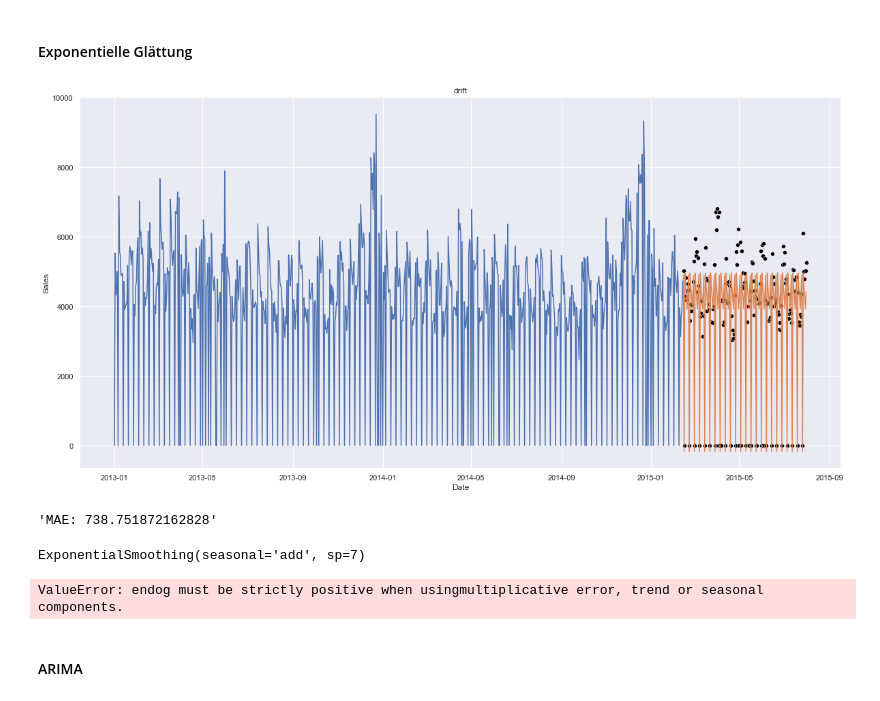
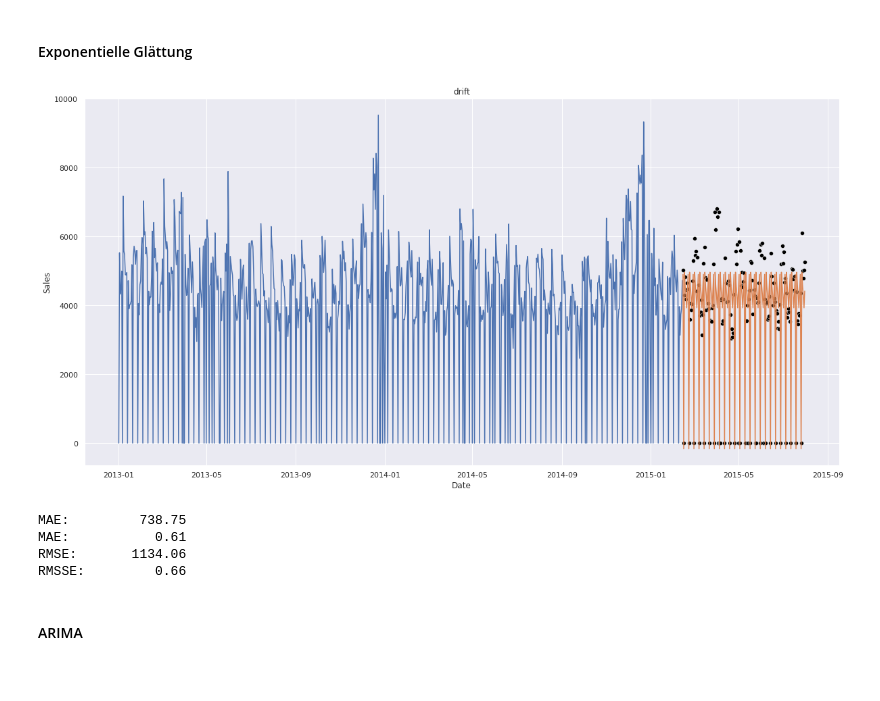
Before and after one commit to schemm/forecasting, a Jupyter notebook: RossmannStoreSales.ipynb, the cells around one changed output. Drawn from its saved outputs; the diff is of its cells as text; code cells hidden in the pictures.

```diff
--- a/RossmannStoreSales.ipynb
+++ b/RossmannStoreSales.ipynb
@@ -266,31 +276,23 @@ data = demand[demand.Store == 1]
 data.index.freq = 'D'
 
 cv = ExpandingWindowSplitter(
-    fh = ForecastingHorizon(28),
-    initial_window = (len(data)-(6*28)),
-    step_length = 28,
+    fh = ForecastingHorizon(28), # 1
+    initial_window = (len(data)-(12*28)), # 365
+    step_length = 28, # 1
     start_with_window = True
 )
 
 MAE = MeanAbsoluteError()
 
 for strategy in ['mean', 'last', 'drift']:
-    forecast = NaiveForecaster(strategy = strategy, sp = 7)
+    if strategy == 'drift':
+        forecast = NaiveForecaster(strategy = strategy)
+    else:
+        forecast = NaiveForecaster(strategy = strategy, sp = 7)
 
     df = evaluate(y = data['Sales'], forecaster = forecast, cv = cv, strategy = 'refit', scoring = MAE, return_data = True)
-    display(len(df['y_pred'].iloc[0]))
-    display(df)
+    # display(df)
 
-    #for i in range(6):
-    #    display(df['y_pred'].iloc[i])
-
-    '''
-    sns.lineplot(data = train['Sales']).set_title('Naive')
-    sns.scatterplot(data = test['Sales'], color = 'black')
-    sns.lineplot(data = forecast.predict(fh))
-    plt.title(strategy)
+    sns.boxplot(data = df['test_MeanAbsoluteError'], orient = 'h', showmeans = True).set_title(strategy)
     plt.show()
-    '''
-
-    #display('MAE: ' + str(mae(test['Sales'], forecast.predict(fh))))
 # %% [output]
@@ -323,63 +304,43 @@ for strategy in ['mean', 'last', 'drift']:
 # %%
 from sktime.forecasting.exp_smoothing import ExponentialSmoothing
 from sktime.forecasting.base import ForecastingHorizon
 from sktime.forecasting.model_selection import temporal_train_test_split
+from sktime.performance_metrics.forecasting import mean_absolute_error as MAE
+from sktime.performance_metrics.forecasting import mean_absolute_scaled_error as MASE
+from sktime.performance_metrics.forecasting import mean_squared_error as MSE
+from sktime.performance_metrics.forecasting import mean_squared_scaled_error as MSSE
 
 data = demand[demand.Store == 1]
 train, test = temporal_train_test_split(data, test_size = 6*28)
 
 train.index.freq = 'D'
 test.index.freq = 'D'
 fh = ForecastingHorizon(test.index, is_relative = False)
 
 forecast = ExponentialSmoothing(
         trend = None,
         seasonal = 'add',
         sp = 7
 )
+
 params = forecast.fit(train['Sales'])
 
 sns.lineplot(data = train['Sales']).set_title('Naive')
 sns.scatterplot(data = test['Sales'], color = 'black')
 sns.lineplot(data = forecast.predict(fh))
 plt.title(strategy)
 plt.show()
 
-display('MAE: ' + str(mean_absolute_error(test['Sales'], forecast.predict(fh))))
-display(params)
+print('MAE: \t %10.2f' % MAE(test['Sales'], forecast.predict(fh)))
+print('MAE: \t %10.2f' % MASE(test['Sales'], forecast.predict(fh), train['Sales'], sp = 7))
+print('RMSE: \t %10.2f' % MSE(test['Sales'], forecast.predict(fh), square_root = True))
+print('RMSSE: \t %10.2f' % MSSE(test['Sales'], forecast.predict(fh), train['Sales'], sp = 7, square_root = True))
 # %% [output]
-[figure, old version]
+[figure, new version]
-'MAE: 738.751872162828'
+MAE:         738.75
+MAE:           0.61
+RMSE:       1134.06
+RMSSE:         0.66
-ExponentialSmoothing(seasonal='add', sp=7)
-# %%
-from sktime.forecasting.ets import AutoETS
-from sktime.forecasting.base import ForecastingHorizon
-from sktime.forecasting.model_selection import temporal_train_test_split
-
-data = demand[demand.Store == 1]
-train, test = temporal_train_test_split(data, test_size = 6*28)
-
-train.index.freq = 'D'
-test.index.freq = 'D'
-fh = ForecastingHorizon(test.index, is_relative = False)
-
-forecast = AutoETS(
-        auto = True,
-        additive_only = False
-)
-
-params = forecast.fit(train['Sales'].astype('float'))
-
-sns.lineplot(data = train['Sales']).set_title('Naive')
-sns.scatterplot(data = test['Sales'], color = 'black')
-sns.lineplot(data = forecast.predict(fh))
-plt.title(strategy)
-plt.show()
-
-display('MAE: ' + str(mean_absolute_error(test['Sales'], forecast.predict(fh))))
-display(params)
-# %% [output]
-ValueError: endog must be strictly positive when usingmultiplicative error, trend or seasonal components.
 # %% [markdown]
 #### ARIMA
 # %%
```
Also changed, not shown: parts of 15 cells of this notebook, 1 other file.
